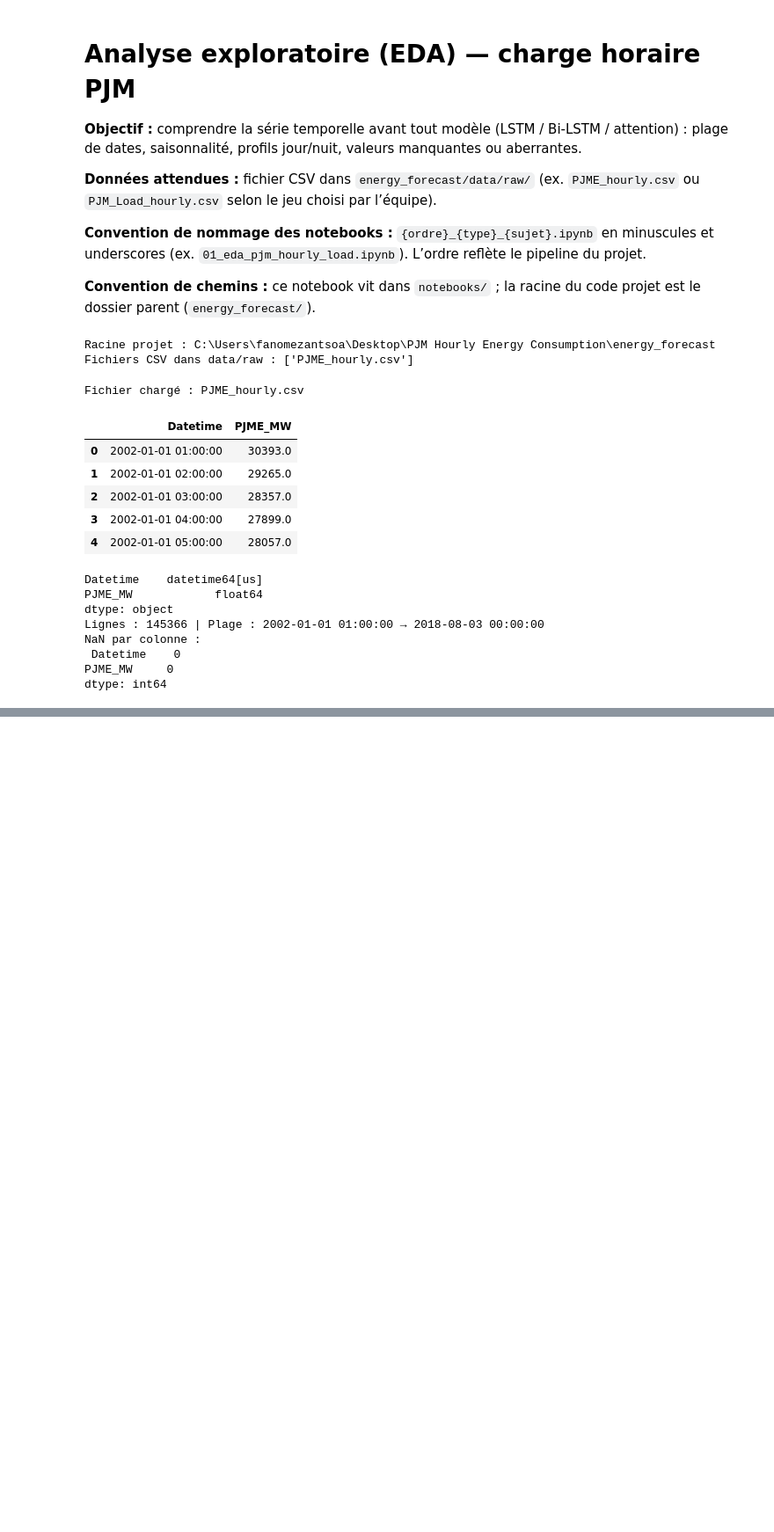
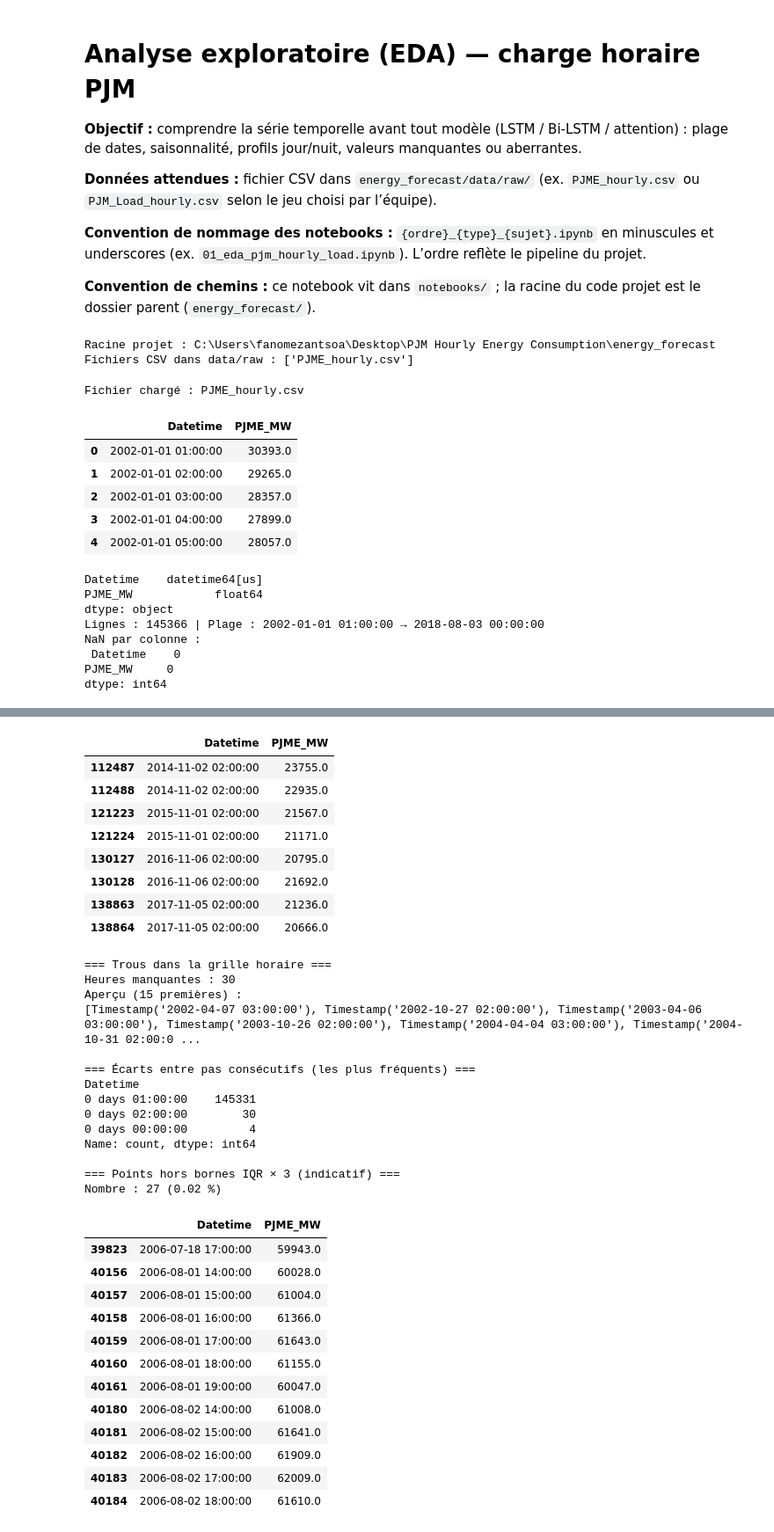
Before and after one commit to Andassa/PJM-Hourly-Energy-Consumption, a Jupyter notebook: energy_forecast/notebooks/01_eda_pjm_hourly_load.ipynb, the cells around one changed output, grey strips where cells are left out. Shown at 88% size. Saved outputs shown, nothing was run; the diff lists cells and outputs as text; code cells hidden in the pictures; blank space fills up the shorter version.

```diff
--- a/energy_forecast/notebooks/01_eda_pjm_hourly_load.ipynb
+++ b/energy_forecast/notebooks/01_eda_pjm_hourly_load.ipynb
@@ -60,0 +117,44 @@ dtype: int64
+# %%
+# Contrôle qualité temporel : doublons, grille horaire, écarts, valeurs extrêmes (indicatif)
+
+mw_cols = [c for c in df.columns if c.endswith("_MW")]
+value_col = mw_cols[0] if mw_cols else [c for c in df.columns if c != "Datetime"][0]
+
+# 1) Doublons sur Datetime
+dup_mask = df["Datetime"].duplicated(keep=False)
+n_dup_rows = int(dup_mask.sum())
+n_dup_extra = int(df["Datetime"].duplicated().sum())
+print("=== Horodatages dupliqués ===")
+print(f"Lignes concernées par au moins un doublon : {n_dup_rows}")
+print(f"Lignes en double (même instant qu'une autre) : {n_dup_extra}")
+if n_dup_rows:
+    display(df.loc[dup_mask].sort_values("Datetime").head(20))
+
+# 2) Trous dans la grille horaire (une ligne attendue par heure entre min et max)
+ts_min, ts_max = df["Datetime"].min(), df["Datetime"].max()
+full_hour = pd.date_range(ts_min, ts_max, freq="h")
+unique_ts = pd.DatetimeIndex(df["Datetime"].unique()).sort_values()
+missing_hours = full_hour.difference(unique_ts)
+print("\n=== Trous dans la grille horaire ===")
+print(f"Heures manquantes : {len(missing_hours)}")
+if len(missing_hours) > 0:
+    k = min(15, len(missing_hours))
+    print(f"Aperçu ({k} premières) :")
+    print(missing_hours[:k].tolist())
+
+# 3) Écarts entre deux instants consécutifs (série triée)
+deltas = df["Datetime"].sort_values().diff().dropna()
+print("\n=== Écarts entre pas consécutifs (les plus fréquents) ===")
+print(deltas.value_counts().head(8))
+
+# 4) Valeurs extrêmes grossières (IQR × 3 — à interpréter avec prudence sur une série longue)
+s = df[value_col]
+q1, q3 = s.quantile(0.25), s.quantile(0.75)
+iqr = q3 - q1
+low, high = q1 - 3 * iqr, q3 + 3 * iqr
+out_mask = (s < low) | (s > high)
+print("\n=== Points hors bornes IQR × 3 (indicatif) ===")
+print(f"Nombre : {int(out_mask.sum())} ({100 * out_mask.mean():.2f} %)")
+if out_mask.any():
+    display(df.loc[out_mask, ["Datetime", value_col]].sort_values("Datetime").head(12))
+# %% [output]
@@ -60,0 +164,36 @@ dtype: int64
+|  | Datetime | PJME_MW |
+| 112487 | 2014-11-02 02:00:00 | 23755.0 |
+| 112488 | 2014-11-02 02:00:00 | 22935.0 |
+| 121223 | 2015-11-01 02:00:00 | 21567.0 |
+| 121224 | 2015-11-01 02:00:00 | 21171.0 |
+| 130127 | 2016-11-06 02:00:00 | 20795.0 |
+| 130128 | 2016-11-06 02:00:00 | 21692.0 |
+| 138863 | 2017-11-05 02:00:00 | 21236.0 |
+| 138864 | 2017-11-05 02:00:00 | 20666.0 |
+=== Trous dans la grille horaire ===
+Heures manquantes : 30
+Aperçu (15 premières) :
+[Timestamp('2002-04-07 03:00:00'), Timestamp('2002-10-27 02:00:00'), Timestamp('2003-04-06 03:00:00'), Timestamp('2003-10-26 02:00:00'), Timestamp('2004-04-04 03:00:00'), Timestamp('2004-10-31 02:00:0 ...
+
+=== Écarts entre pas consécutifs (les plus fréquents) ===
+Datetime
+0 days 01:00:00    145331
+0 days 02:00:00        30
+0 days 00:00:00         4
+Name: count, dtype: int64
+
+=== Points hors bornes IQR × 3 (indicatif) ===
+Nombre : 27 (0.02 %)
+|  | Datetime | PJME_MW |
+| 39823 | 2006-07-18 17:00:00 | 59943.0 |
+| 40156 | 2006-08-01 14:00:00 | 60028.0 |
+| 40157 | 2006-08-01 15:00:00 | 61004.0 |
+| 40158 | 2006-08-01 16:00:00 | 61366.0 |
+| 40159 | 2006-08-01 17:00:00 | 61643.0 |
+| 40160 | 2006-08-01 18:00:00 | 61155.0 |
+| 40161 | 2006-08-01 19:00:00 | 60047.0 |
+| 40180 | 2006-08-02 14:00:00 | 61008.0 |
+| 40181 | 2006-08-02 15:00:00 | 61641.0 |
+| 40182 | 2006-08-02 16:00:00 | 61909.0 |
+| 40183 | 2006-08-02 17:00:00 | 62009.0 |
+| 40184 | 2006-08-02 18:00:00 | 61610.0 |
```
Also changed, not shown: parts of 5 cells of this notebook, 23 other files.
